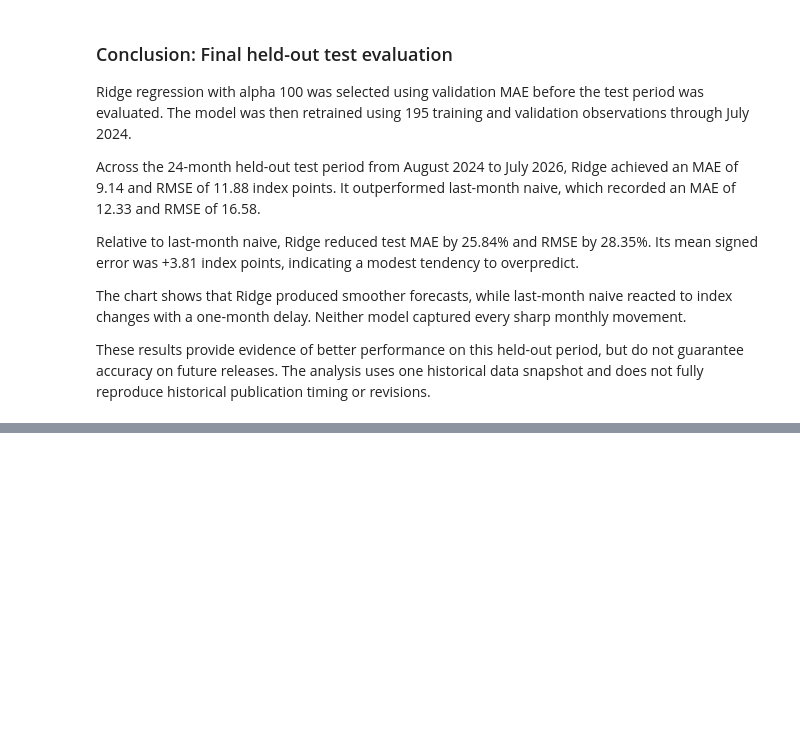
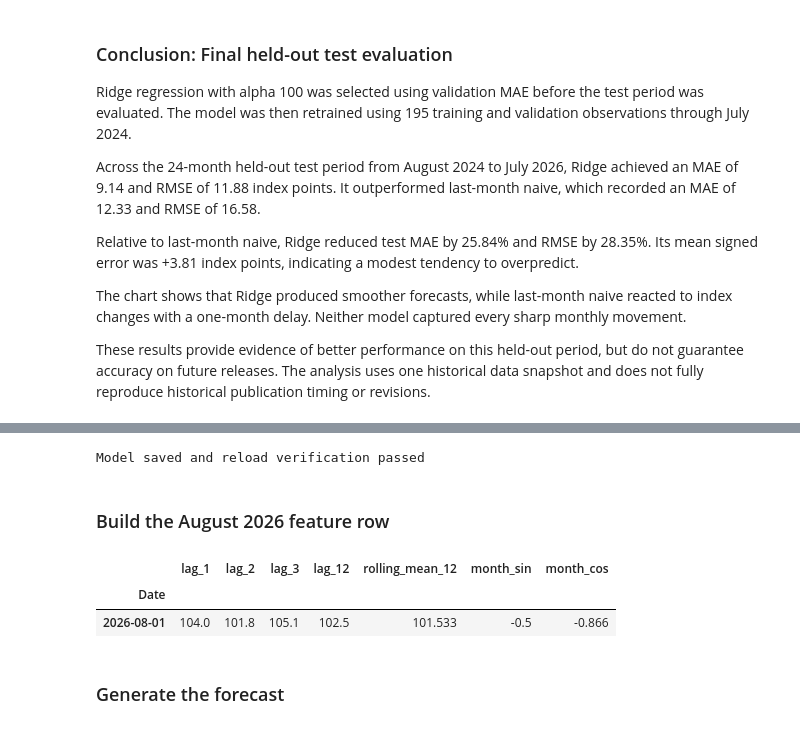
Before and after one commit to kamalpreetsinghh/nz-job-market-data-analysis, a Jupyter notebook: notebooks/06_monthly_forecasting.ipynb, the cells around one changed output, grey strips where cells are left out. Cells and saved outputs as stored; diff of their text form; code cells hidden in the pictures; blank space fills up the shorter version.

Commit message:
Persist the final model and add reproducible forecast script

```diff
--- a/notebooks/06_monthly_forecasting.ipynb
+++ b/notebooks/06_monthly_forecasting.ipynb
@@ -1190,0 +1220,74 @@ historical publication timing or revisions.
+# %%
+model_path = Path(
+    "../models/ridge_monthly_index_forecaster.joblib"
+)
+
+joblib.dump(deployment_model, model_path)
+
+loaded_model = joblib.load(model_path)
+
+original_predictions = deployment_model.predict(
+    X[reduced_features]
+)
+
+reloaded_predictions = loaded_model.predict(
+    X[reduced_features]
+)
+
+import numpy as np
+
+np.testing.assert_allclose(
+    original_predictions,
+    reloaded_predictions
+)
+
+print("Model saved and reload verification passed")
+# %% [output]
+Model saved and reload verification passed
+# %% [markdown]
+### Build the August 2026 feature row
+# %%
+next_month = (
+    target.index.max()
+    + pd.offsets.MonthBegin(1)
+)
+
+same_month_last_year = (
+    next_month - pd.DateOffset(years=1)
+)
+
+next_month_number = next_month.month
+
+future_features = pd.DataFrame(
+    {
+        "lag_1": [target.iloc[-1]],
+        "lag_2": [target.iloc[-2]],
+        "lag_3": [target.iloc[-3]],
+        "lag_12": [target.loc[same_month_last_year]],
+        "rolling_mean_12": [target.iloc[-12:].mean()],
+        "month_sin": [
+            np.sin(
+                2 * np.pi * (next_month_number - 1) / 12
+            )
+        ],
+        "month_cos": [
+            np.cos(
+                2 * np.pi * (next_month_number - 1) / 12
+            )
+        ]
+    },
+    index=pd.DatetimeIndex(
+        [next_month],
+        name="Date"
+    )
+)
+
+future_features = future_features[reduced_features]
+
+future_features.round(3)
+# %% [output]
+|  | lag_1 | lag_2 | lag_3 | lag_12 | rolling_mean_12 | month_sin | month_cos |
+| Date |  |  |  |  |  |  |  |
+| 2026-08-01 | 104.0 | 101.8 | 105.1 | 102.5 | 101.533 | -0.5 | -0.866 |
+# %% [markdown]
+### Generate the forecast
```
Also changed, not shown: parts of 3 cells of this notebook, 5 other files.
